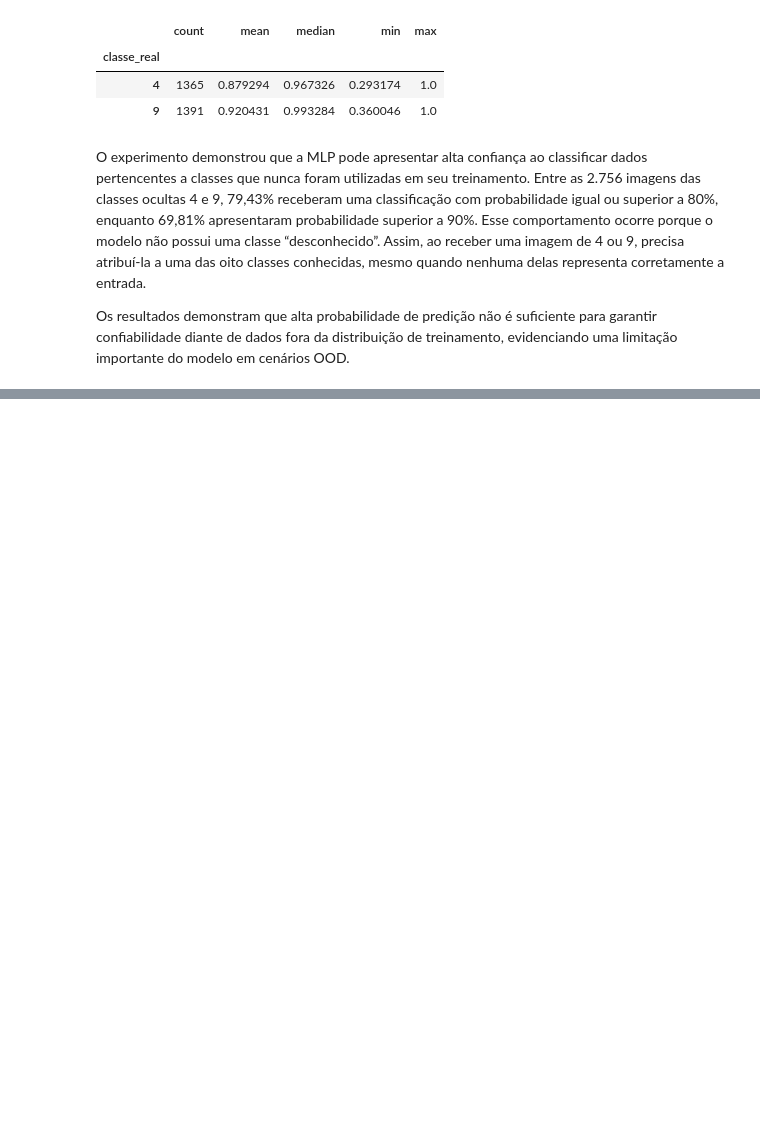
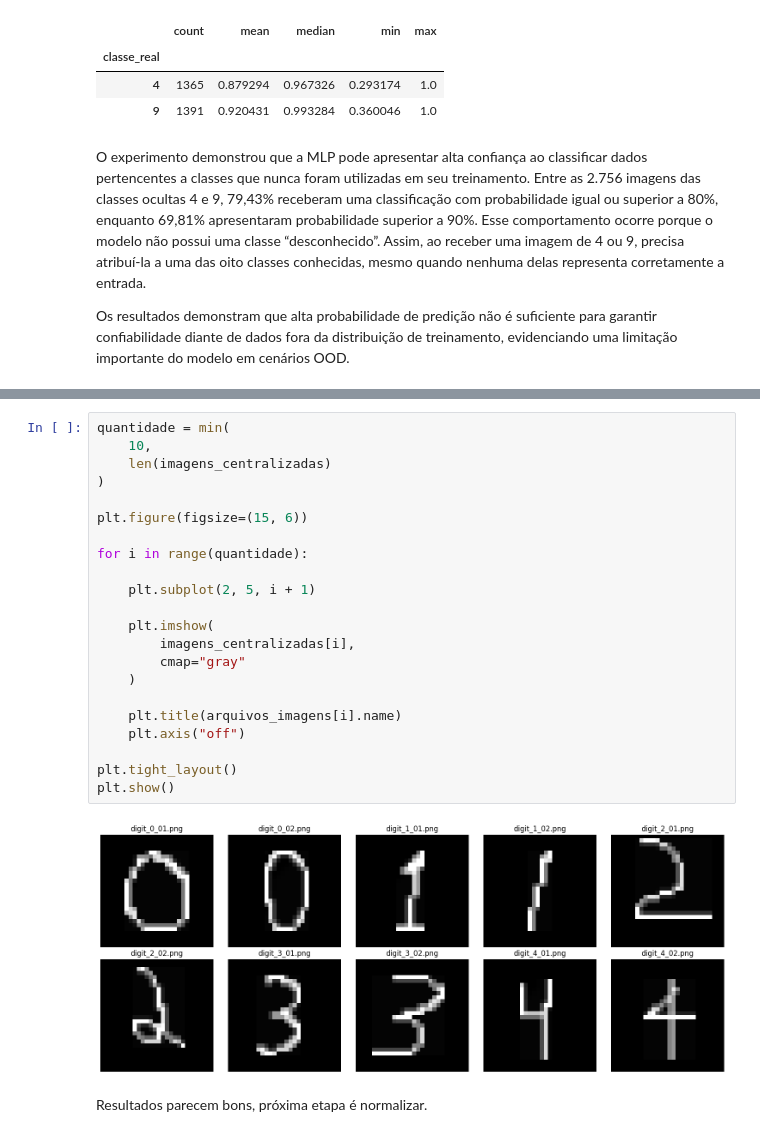
Before and after one commit to senapalm/classificador_de_digitos, a Jupyter notebook: classificador_de_digitos.ipynb, the cells around one changed output, grey strips where cells are left out. Saved outputs shown, nothing was run; the diff lists cells and outputs as text; blank space fills up the shorter version.

```diff
--- a/classificador_de_digitos.ipynb
+++ b/classificador_de_digitos.ipynb
@@ -1323,0 +1615,26 @@ Os resultados demonstram que alta probabilidade de predição não é suficiente
+# %%
+quantidade = min(
+    10,
+    len(imagens_centralizadas)
+)
+
+plt.figure(figsize=(15, 6))
+
+for i in range(quantidade):
+
+    plt.subplot(2, 5, i + 1)
+
+    plt.imshow(
+        imagens_centralizadas[i],
+        cmap="gray"
+    )
+
+    plt.title(arquivos_imagens[i].name)
+    plt.axis("off")
+
+plt.tight_layout()
+plt.show()
+# %% [output]
+[figure, added]
+# %% [markdown]
+Resultados parecem bons, próxima etapa é normalizar.
```
Also changed, not shown: parts of 30 cells of this notebook.
